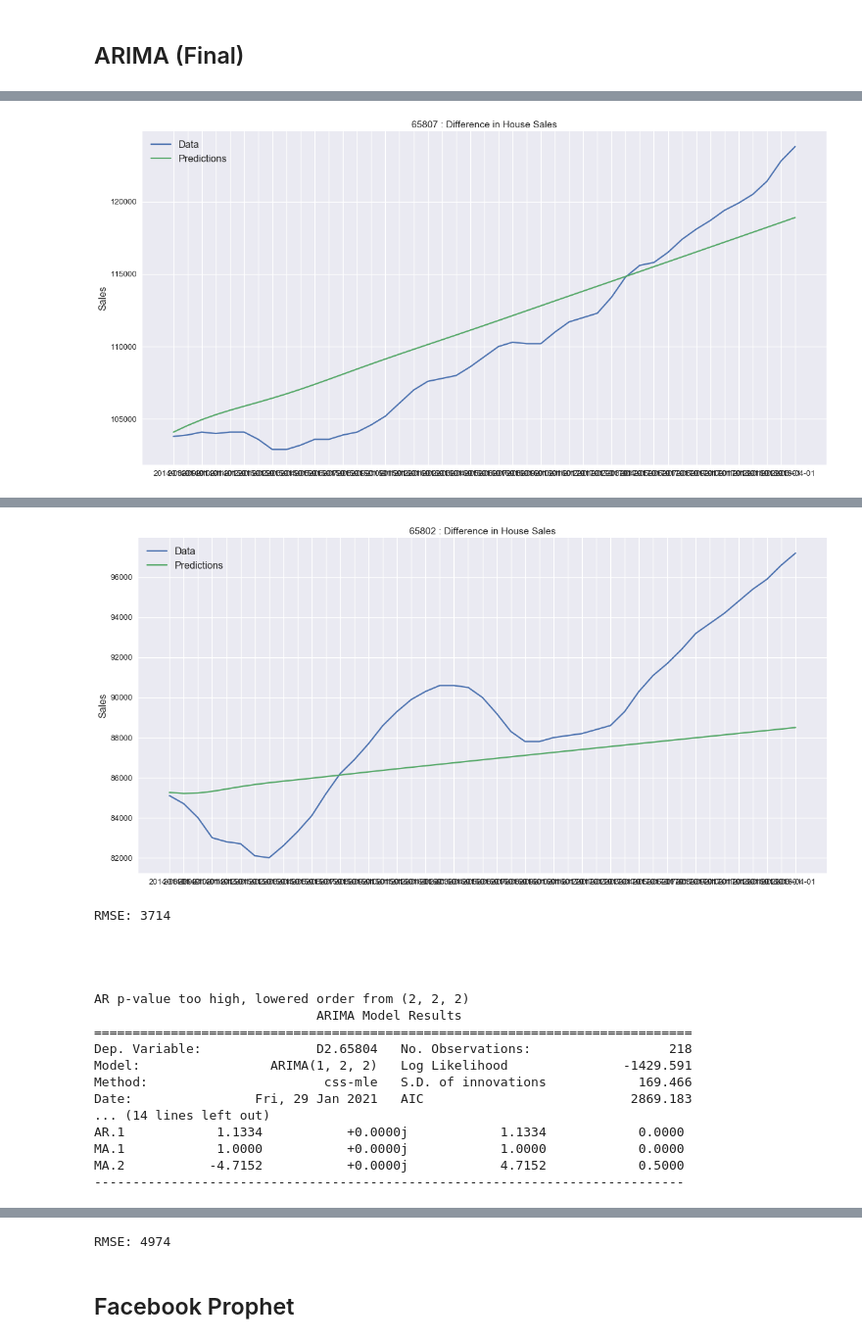
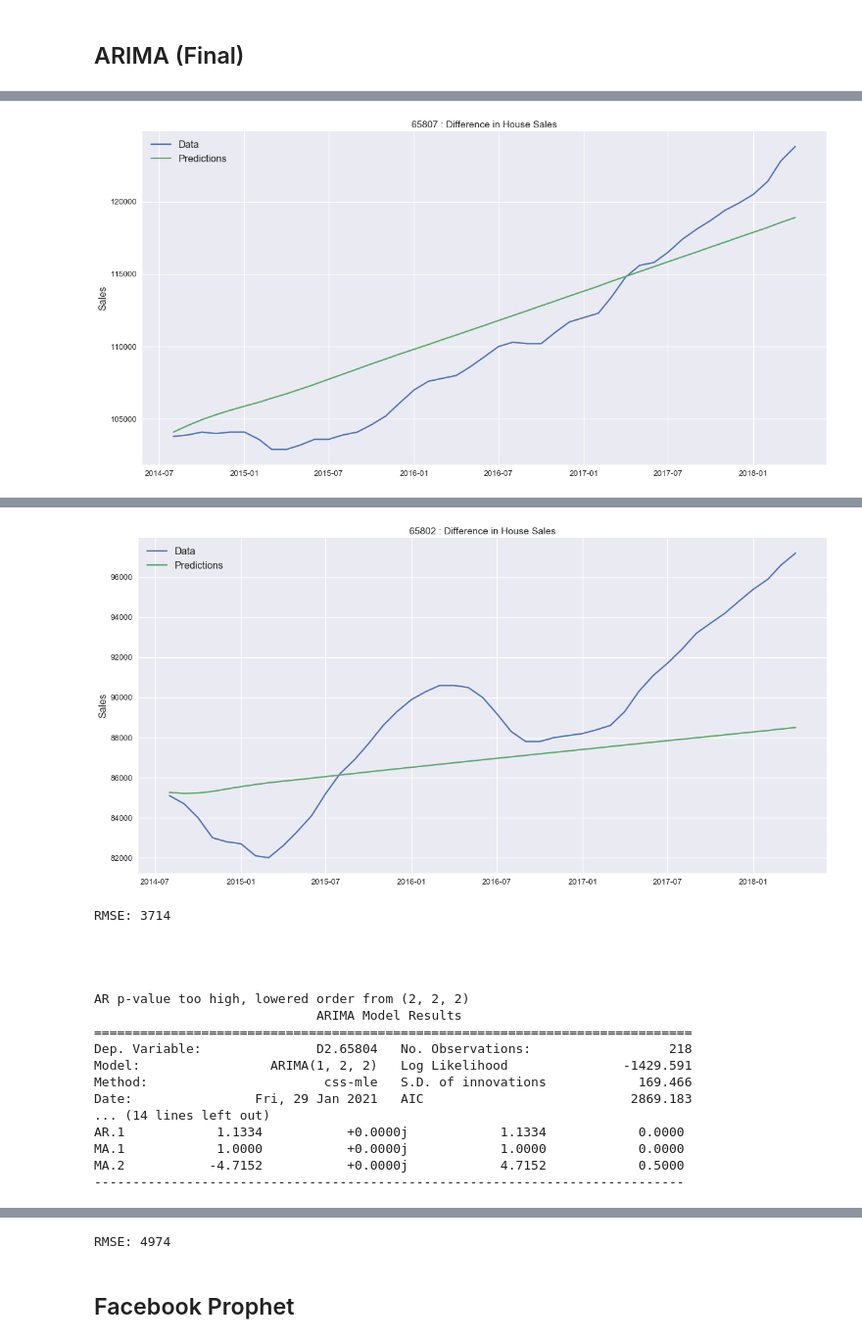
Before and after one commit to tjkim614/springfield_housing_analysis, a Jupyter notebook: 2-Modeling.ipynb, the cells around one changed output, grey strips where cells are left out. Shown at 98% size. Saved outputs shown, nothing was run; the diff lists cells and outputs as text; code cells hidden in the pictures.

```diff
--- a/2-Modeling.ipynb
+++ b/2-Modeling.ipynb
@@ -22,2 +26,8 @@ springfield_diff_2 = pd.read_csv('data/springfield_diff_2.csv', index_col='date'
+# %%
+springfield = pd.read_csv('data/springfield.csv', index_col='date')
+springfield.index = pd.to_datetime(springfield.index)
+
+springfield_diff_2 = pd.read_csv('data/springfield_diff_2.csv', index_col='date')
+springfield_diff_2.index = pd.to_datetime(springfield_diff_2.index)
 # %% [markdown]
 ### Train/Test Split
@@ -93,8 +81,10 @@ for col in sf_diff_train:
     # plotting forecast vs actual
     plt.figure(figsize=(20,10))
 
+    forecast_df = pd.DataFrame(arma_forecast, sf_diff_test.index)
+
     plt.plot(sf_diff_test[col])
-    plt.plot(arma_forecast)
+    plt.plot(forecast_df)
 
     plt.legend(('Data', 'Predictions'), fontsize=16)
     plt.title(col + ' : Difference in House Sales')
@@ -239,8 +229,10 @@ for col in sf_train:
     # plotting forecast vs actual
     plt.figure(figsize=(20,10))
 
+    forecast_df = pd.DataFrame(arima_forecast, sf_test.index)
+
     plt.plot(sf_test[col])
-    plt.plot(arima_forecast)
+    plt.plot(forecast_df)
 
     plt.legend(('Data', 'Predictions'), fontsize=16)
     plt.title(col + ' : Difference in House Sales')
@@ -456,8 +448,10 @@ for col in sf_train:
     # plotting forecast vs actual
     plt.figure(figsize=(20,10))
 
+    forecast_df = pd.DataFrame(arima_forecast, sf_test.index)
+
     plt.plot(sf_test[col])
-    plt.plot(arima_forecast)
+    plt.plot(forecast_df)
 
     plt.legend(('Data', 'Predictions'), fontsize=16)
     plt.title(col + ' : Difference in House Sales')
@@ -479,14 +473,14 @@ Time:                        02:02:27   BIC                           2900.221
 Sample:                    06-01-1996   HQIC                          2888.116
                          - 07-01-2014
 ==================================================================================
                      coef    std err          z      P>|z|      [0.025      0.975]
 ----------------------------------------------------------------------------------
 ... (10 lines left out)
 AR.2            1.0419           +0.5479j            1.1771            0.0770
 MA.1            1.1998           +0.0000j            1.1998            0.0000
 MA.2            2.5928           +0.0000j            2.5928            0.0000
 -----------------------------------------------------------------------------
-[figure, old version]
+[figure, new version]
 RMSE: 2674
 
 
@@ -504,7 +498,7 @@ AR.2            1.0591           -0.9860j            1.4470           -0.1193
 AR.3            1.0591           +0.9860j            1.4470            0.1193
 MA.1            2.1699           +0.0000j            2.1699            0.0000
 -----------------------------------------------------------------------------
-[figure, old version]
+[figure, new version]
 RMSE: 3714
 
 
```
Also changed, not shown: parts of 15 cells of this notebook.
